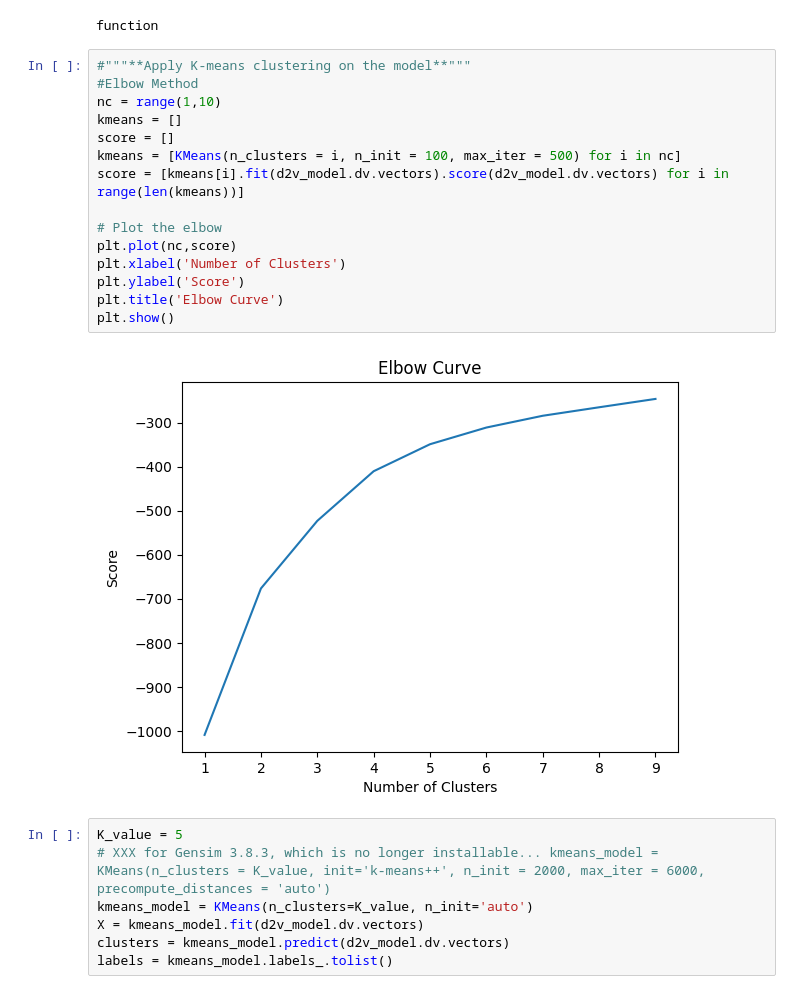
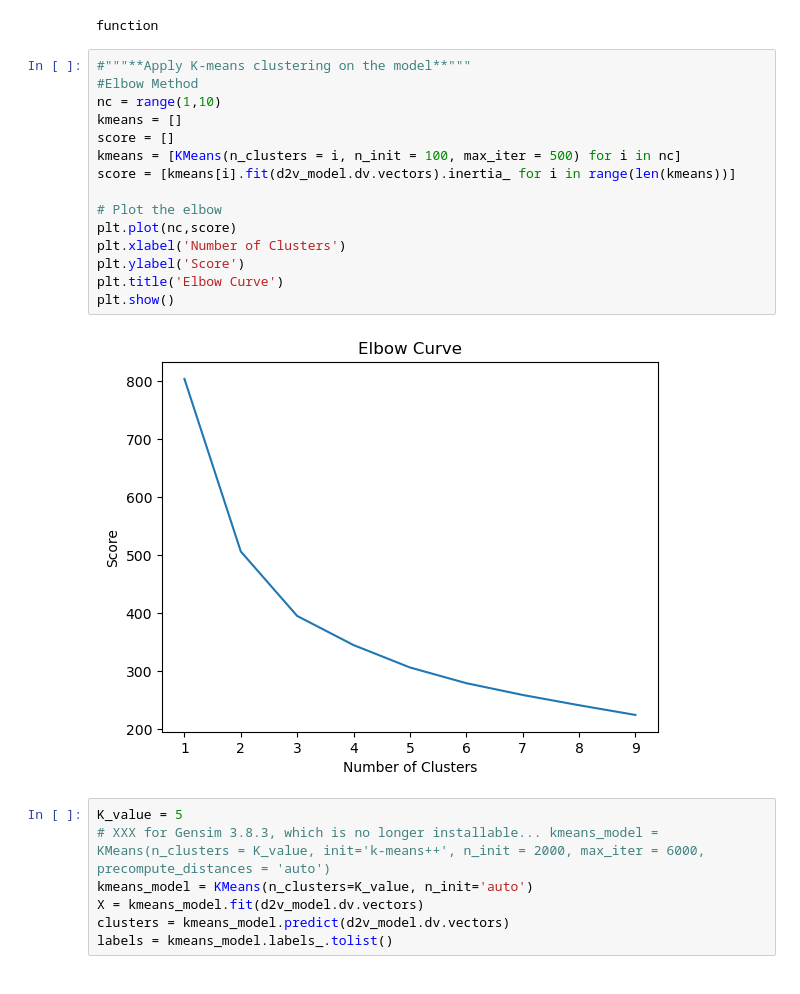
Before and after one commit to kjkoster/execute-enexis, a Jupyter notebook: notebooks/06 enexis doc2vec.ipynb, the cells around one changed output. Saved outputs shown, nothing was run; the diff lists cells and outputs as text.

```diff
--- a/notebooks/06 enexis doc2vec.ipynb
+++ b/notebooks/06 enexis doc2vec.ipynb
@@ -109,20 +116,20 @@ function
 # %%
 #"""**Apply K-means clustering on the model**"""
 #Elbow Method
 nc = range(1,10)
 kmeans = []
 score = []
 kmeans = [KMeans(n_clusters = i, n_init = 100, max_iter = 500) for i in nc]
-score = [kmeans[i].fit(d2v_model.dv.vectors).score(d2v_model.dv.vectors) for i in range(len(kmeans))]
+score = [kmeans[i].fit(d2v_model.dv.vectors).inertia_ for i in range(len(kmeans))]
 
 # Plot the elbow
 plt.plot(nc,score)
 plt.xlabel('Number of Clusters')
 plt.ylabel('Score')
 plt.title('Elbow Curve')
 plt.show()
 # %% [output]
-[figure, old version]
+[figure, new version]
 # %%
 K_value = 5
 # XXX for Gensim 3.8.3, which is no longer installable... kmeans_model = KMeans(n_clusters = K_value, init='k-means++', n_init = 2000, max_iter = 6000, precompute_distances = 'auto')
```
Also changed, not shown: parts of 8 cells of this notebook.
